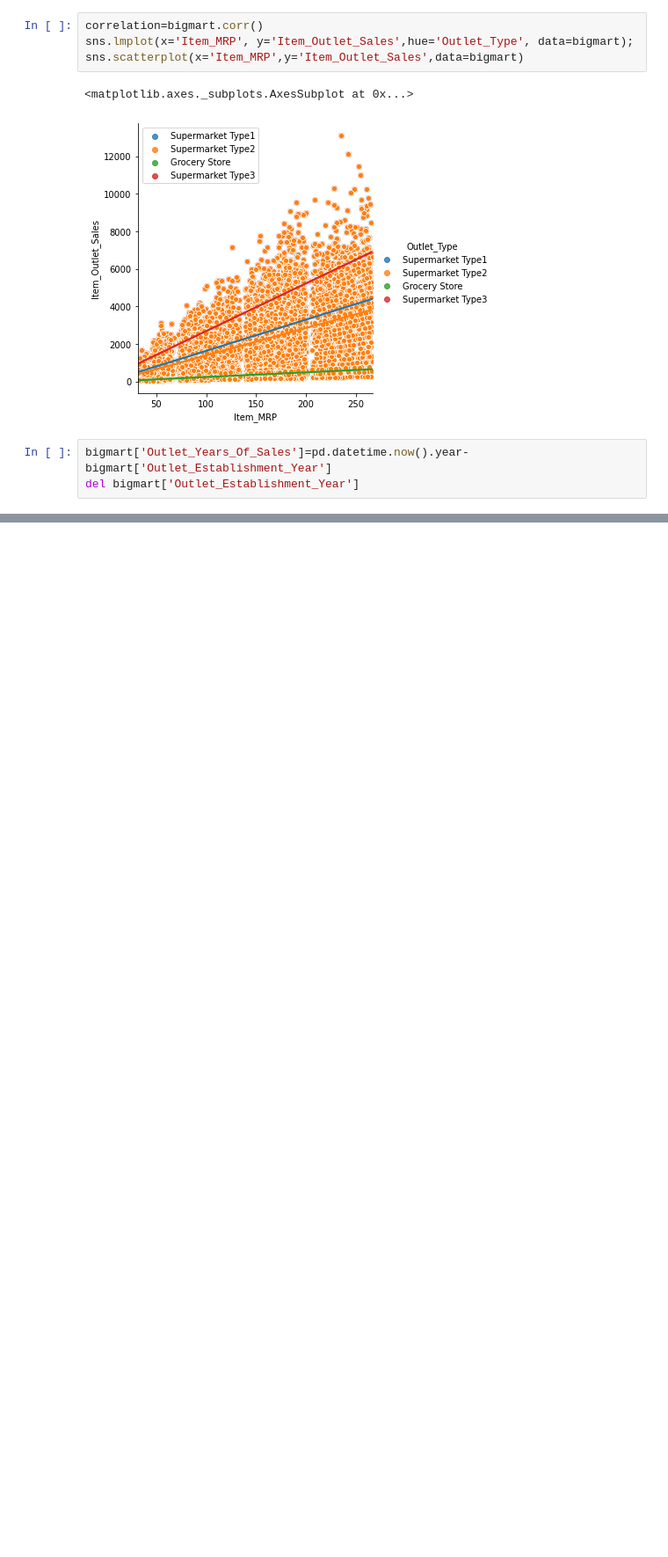
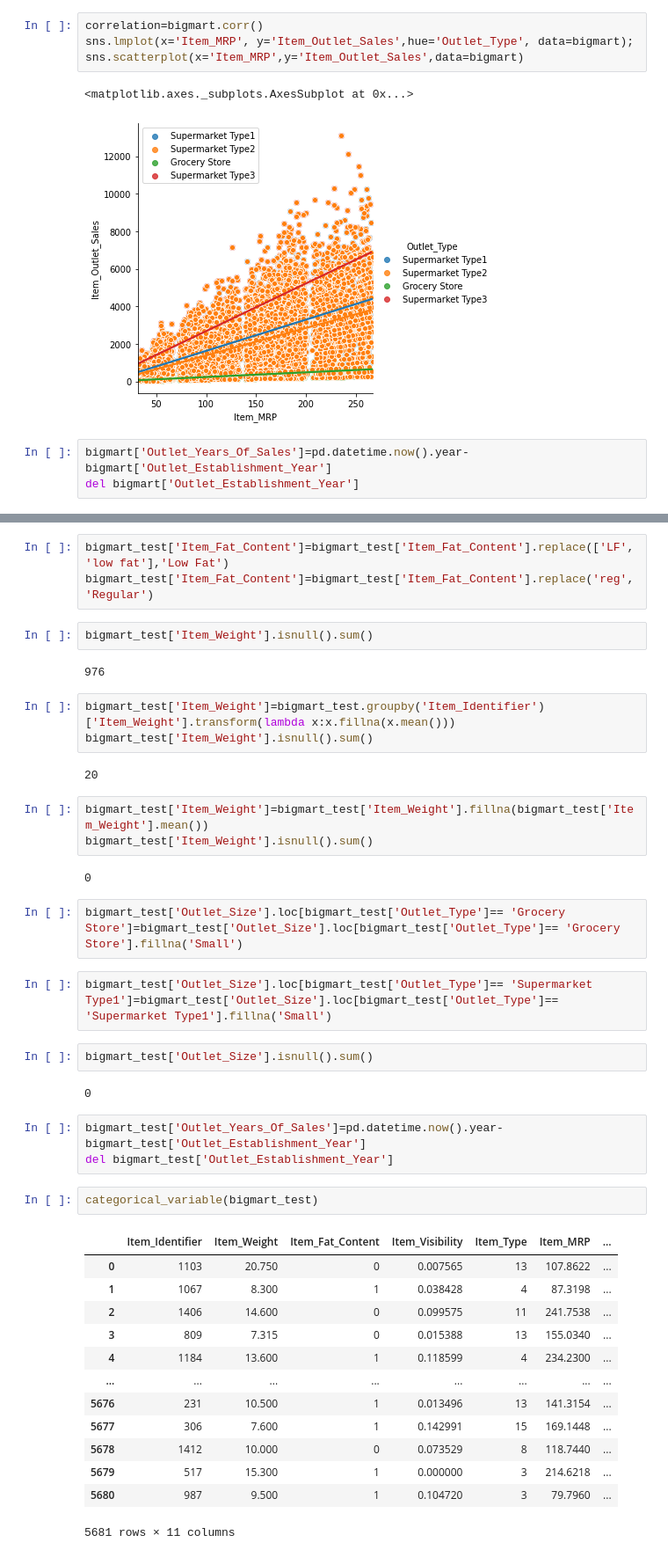
Before and after one commit to DSamson24/Big_Mart_Sales, a Jupyter notebook: Big_Mart.ipynb, the cells around one changed output, grey strips where cells are left out. Shown at 88% size. Drawn from its saved outputs; the diff is of its cells as text; blank space fills up the shorter version.

```diff
--- a/Big_Mart.ipynb
+++ b/Big_Mart.ipynb
@@ -214,0 +313,44 @@ del bigmart['Outlet_Establishment_Year']
+# %%
+bigmart_test['Item_Fat_Content']=bigmart_test['Item_Fat_Content'].replace(['LF','low fat'],'Low Fat')
+bigmart_test['Item_Fat_Content']=bigmart_test['Item_Fat_Content'].replace('reg','Regular')
+# %%
+bigmart_test['Item_Weight'].isnull().sum()
+# %% [output]
+976
+# %%
+bigmart_test['Item_Weight']=bigmart_test.groupby('Item_Identifier')['Item_Weight'].transform(lambda x:x.fillna(x.mean()))
+bigmart_test['Item_Weight'].isnull().sum()
+# %% [output]
+20
+# %%
+bigmart_test['Item_Weight']=bigmart_test['Item_Weight'].fillna(bigmart_test['Item_Weight'].mean())
+bigmart_test['Item_Weight'].isnull().sum()
+# %% [output]
+0
+# %%
+bigmart_test['Outlet_Size'].loc[bigmart_test['Outlet_Type']== 'Grocery Store']=bigmart_test['Outlet_Size'].loc[bigmart_test['Outlet_Type']== 'Grocery Store'].fillna('Small')
+# %%
+bigmart_test['Outlet_Size'].loc[bigmart_test['Outlet_Type']== 'Supermarket Type1']=bigmart_test['Outlet_Size'].loc[bigmart_test['Outlet_Type']== 'Supermarket Type1'].fillna('Small')
+# %%
+bigmart_test['Outlet_Size'].isnull().sum()
+# %% [output]
+0
+# %%
+bigmart_test['Outlet_Years_Of_Sales']=pd.datetime.now().year-bigmart_test['Outlet_Establishment_Year']
+del bigmart_test['Outlet_Establishment_Year']
+# %%
+categorical_variable(bigmart_test)
+# %% [output]
+|  | Item_Identifier | Item_Weight | Item_Fat_Content | Item_Visibility | Item_Type | Item_MRP | ... |
+| 0 | 1103 | 20.750 | 0 | 0.007565 | 13 | 107.8622 | ... |
+| 1 | 1067 | 8.300 | 1 | 0.038428 | 4 | 87.3198 | ... |
+| 2 | 1406 | 14.600 | 0 | 0.099575 | 11 | 241.7538 | ... |
+| 3 | 809 | 7.315 | 0 | 0.015388 | 13 | 155.0340 | ... |
+| 4 | 1184 | 13.600 | 1 | 0.118599 | 4 | 234.2300 | ... |
+| ... | ... | ... | ... | ... | ... | ... | ... |
+| 5676 | 231 | 10.500 | 1 | 0.013496 | 13 | 141.3154 | ... |
+| 5677 | 306 | 7.600 | 1 | 0.142991 | 15 | 169.1448 | ... |
+| 5678 | 1412 | 10.000 | 0 | 0.073529 | 8 | 118.7440 | ... |
+| 5679 | 517 | 15.300 | 1 | 0.000000 | 3 | 214.6218 | ... |
+| 5680 | 987 | 9.500 | 1 | 0.104720 | 3 | 79.7960 | ... |
+5681 rows × 11 columns
```
Also changed, not shown: parts of 20 cells of this notebook.
